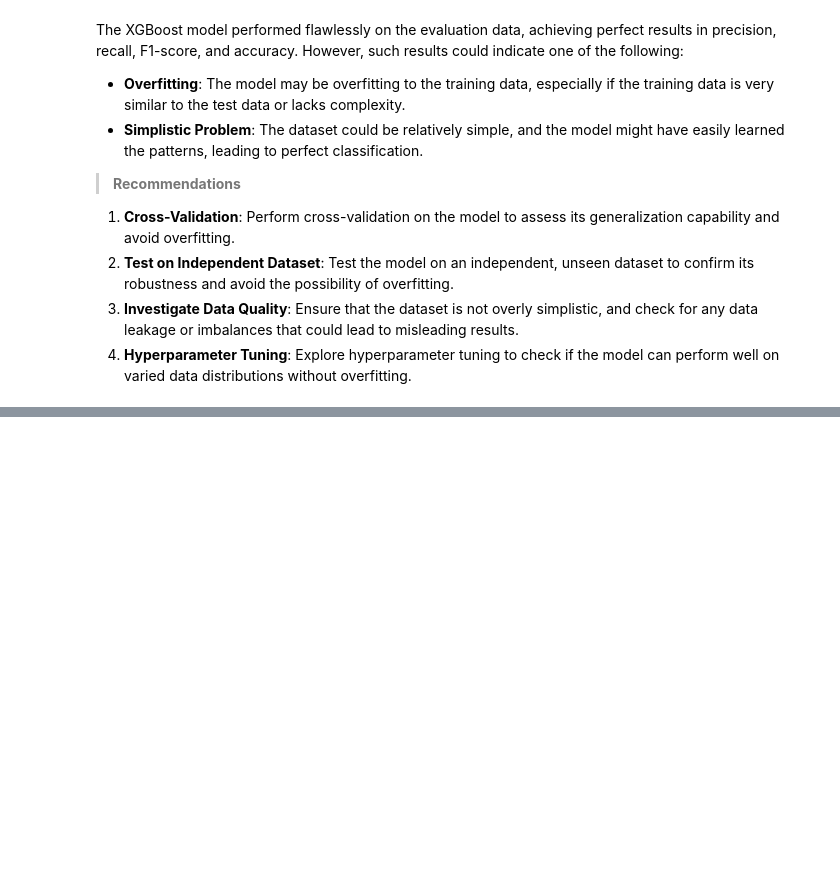
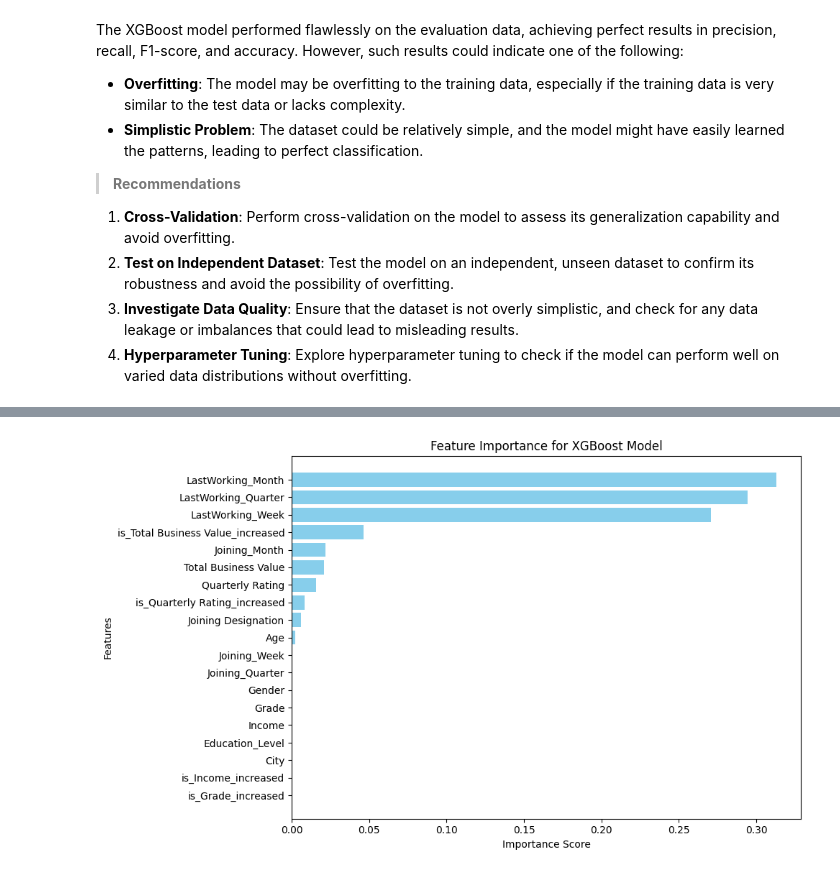
Before and after one commit to piyush1856/Business-Case-OLA-Ensemble-Learning, a Jupyter notebook: Business_Case_OLA_Ensemble_Learning.ipynb, the cells around one changed output, grey strips where cells are left out. Cells and saved outputs as stored; diff of their text form; code cells hidden in the pictures; blank space fills up the shorter version.

```diff
--- a/Business_Case_OLA_Ensemble_Learning.ipynb
+++ b/Business_Case_OLA_Ensemble_Learning.ipynb
@@ -983,7 +983,7 @@ def extract_date_features(df, date_column, prefix):
         pd.DataFrame: The DataFrame with new feature columns added.
     """
     df[f'{prefix}_Month'] = df[date_column].apply(lambda x: x.month if pd.notna(x) else -1)
-    df[f'{prefix}_Year'] = df[date_column].apply(lambda x: x.year if pd.notna(x) else -1)
+    # df[f'{prefix}_Year'] = df[date_column].apply(lambda x: x.year if pd.notna(x) else -1)
     df[f'{prefix}_Quarter'] = df[date_column].apply(lambda x: x.quarter if pd.notna(x) else -1)
     df[f'{prefix}_Week'] = df[date_column].apply(lambda x: x.isocalendar()[1] if pd.notna(x) else -1)
     df.drop(columns=[date_column], inplace=True)
@@ -1501,0 +1503,13 @@ The XGBoost model performed flawlessly on the evaluation data, achieving perfect
+# %%
+# Get feature importance scores from the trained XGBoost model
+feature_importances = best_xgb_model.feature_importances_
+
+# Combine feature importance with feature names
+feature_importance_df = pd.DataFrame({
+    'Feature': X_train_scaled_df.columns,
+    'Importance': feature_importances
+}).sort_values(by='Importance', ascending=False)
+
+# Display top features
+print("Top Features by Importance:\n")
+feature_importance_df
@@ -1501,0 +1535,16 @@ The XGBoost model performed flawlessly on the evaluation data, achieving perfect
+# %%
+# Plot Feature Importances
+plt.figure(figsize=(10, 6))
+plt.barh(
+    feature_importance_df['Feature'],
+    feature_importance_df['Importance'],
+    color='skyblue'
+)
+plt.xlabel('Importance Score')
+plt.ylabel('Features')
+plt.title('Feature Importance for XGBoost Model')
+plt.gca().invert_yaxis()
+plt.tight_layout()
+plt.show()
+# %% [output]
+[figure, added]
```
Also changed, not shown: parts of 20 cells of this notebook.
